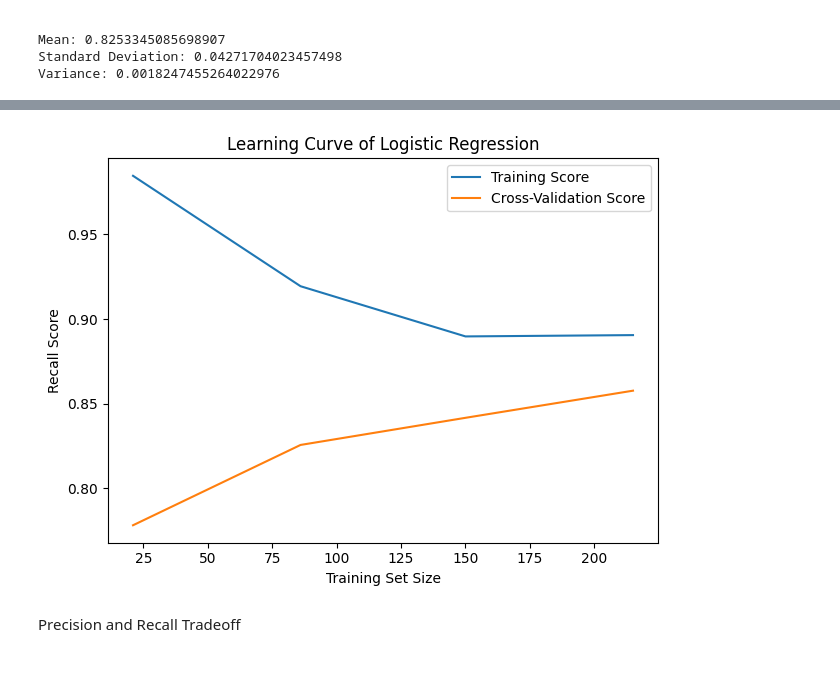
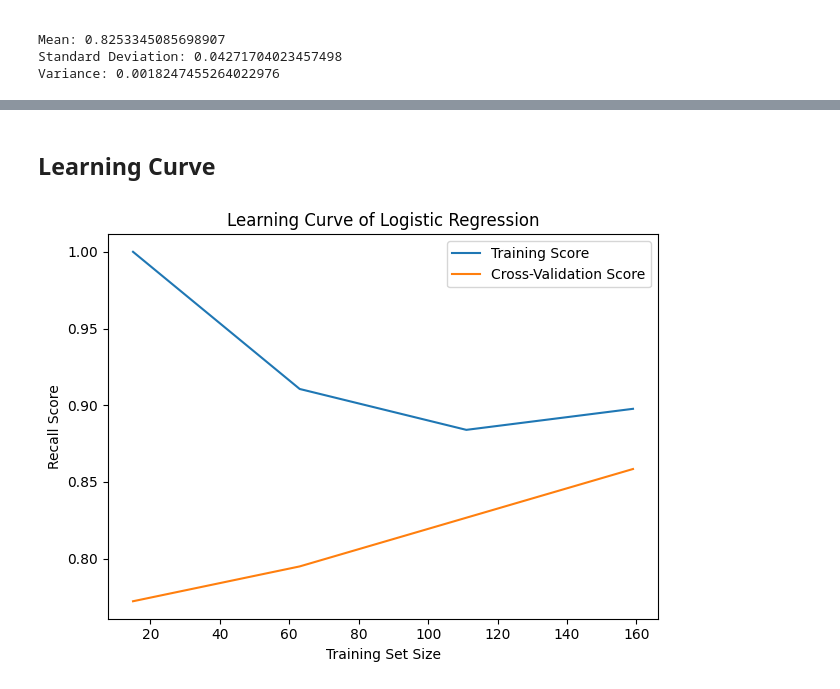
Before and after one commit to kruthi-sb/Cardiac_Events_ML, a Jupyter notebook: ML/Logistic_Regression.ipynb, the cells around one changed output, grey strips where cells are left out. Cells and saved outputs as stored; diff of their text form; code cells hidden in the pictures.

```diff
--- a/ML/Logistic_Regression.ipynb
+++ b/ML/Logistic_Regression.ipynb
@@ -206,34 +311,34 @@ Learning Curve
+# %% [markdown]
+## Learning Curve
 # %%
 #plot the learning curve for the model
 #use Recall as the scoring metric because the model should idealy minimize the number of false negatives.
 from sklearn.model_selection import learning_curve
 import numpy as np
-train_sizes, train_scores, test_scores = learning_curve(lr_tuned, X_train, y_train, cv=10, scoring="recall",n_jobs=-1, train_sizes=np.linspace(0.1,1.0,4))
+train_sizes, train_scores, test_scores = learning_curve(lr_tuned, X_train, y_train, cv=3, scoring="recall",n_jobs=-1, train_sizes=np.linspace(0.1,1.0,4))
 #train_sizes: the proportion of the training set to include in the learning curve.
 #train_sizes=np.linspace(0.1,1.0,4) means the training set size will be 10%, 40%, 70%, and 100% of the training set.
 #train_scores: the scores for each training subset
 #test_scores: the scores for each testing subset
 
 #plot the learning curve
 import matplotlib.pyplot as plt
 plt.plot(train_sizes, np.mean(train_scores, axis=1), label="Training Score")
 plt.plot(train_sizes, np.mean(test_scores, axis=1), label="Cross-Validation Score")
 plt.title("Learning Curve of Logistic Regression")
 plt.xlabel("Training Set Size")
 plt.ylabel("Recall Score")
 plt.legend(loc="best")
 plt.tight_layout()
 plt.show()
 
 #Bias and Variance:
 #Bias refers to the difference between the expected predictions of a model and the actual true values. High Bias --> Underfitting
 #Variance refers to the variability of the model's predictions for a given data point. High Variance --> Overfitting
 
 #Conclusions:
 #1. From the learning curve, we can conclude that we have a good balance between bias and variance.
 #2. The model is neither overfitting nor underfitting.
 #3. The learning curve shows that the model is just right.
 # %% [output]
-[figure, old version]
+[figure, new version]
-# %% [markdown]
-Precision and Recall Tradeoff
```
Also changed, not shown: parts of 27 cells of this notebook.
